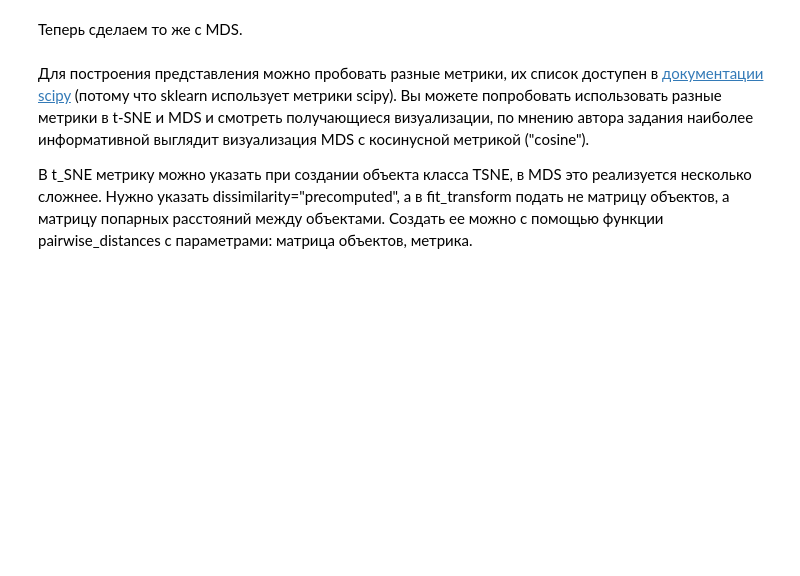
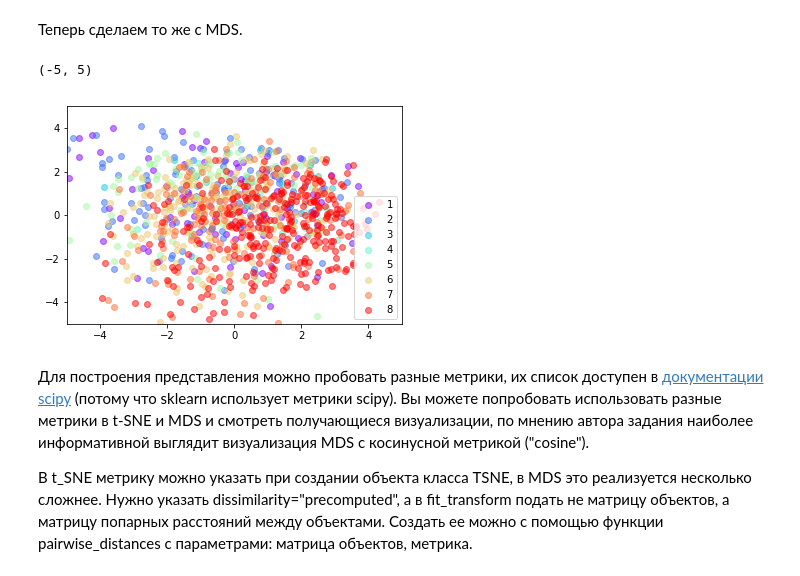
Before and after one commit to kashevg/coursera, a Jupyter notebook: tasks/course3/VisualizationPeerReview.ipynb, the cells around one changed output. Drawn from its saved outputs; the diff is of its cells as text; code cells hidden in the pictures; blank space fills up the shorter version.

```diff
--- a/tasks/course3/VisualizationPeerReview.ipynb
+++ b/tasks/course3/VisualizationPeerReview.ipynb
@@ -234,6 +254,8 @@ import matplotlib.cm as cm # импортируем цветовые схемы,
 Методы понижения размерности имеют такой же интерфейс, как классификаторы и регрессоры. Для построения визуализации t-SNE нужно создать объект класса и вызвать его метод fit_transform, который вернет матрицу размера число объектов x новая размерность; по умолчанию новая размерность равна 2. Выполните эти действия и запишите результат работы метода в переменную tsne_representation. Рекомендуем ознакомиться с параметрами метода на [странице документации TSNE](http://scikit-learn.org/stable/modules/generated/sklearn.manifold.TSNE.html#sklearn.manifold.TSNE). <font color="red"> Зафиксируйте случайное приближение random_state=321, чтобы результат визуализации у всех был одинаковый. </font>
 # %%
 # Код 4. Присвойте переменной tsne_representation результат понижения размерности методом tSNE с параметрами по умолчанию
+tsne = TSNE(random_state=321)
+tsne_representation = tsne.fit_transform(data_subset)
 # %% [markdown]
 Визуализируем полученное представление. Для этого создадим набор цветов по количеству классов, а затем в цикле по классам будем отображать представления точек, относящихся к этому классу. Будем указывать параметр alpha=0.5, чтобы сделать точки полупрозрачными, это лучше в ситуации, когда точки накладываются.
 # %%
@@ -250,15 +275,20 @@ from sklearn.metrics.pairwise import pairwise_distances
 # %%
 # Код 5. Присвойте переменной MDS_transformed результат понижения размерности методом MDS с параметрами по умолчанию
 # Не забудьте зафиксировать random_state=321
+mds = MDS(random_state=321)
+MDS_transformed = mds.fit_transform(data_subset)
 # %%
 colors = cm.rainbow(np.linspace(0, 1, len(set(response_subset))))
 for y, c in zip(set(response_subset), colors):
     plt.scatter(MDS_transformed[response_subset.values==y, 0],
                 MDS_transformed[response_subset.values==y, 1],
                 c=c, alpha=0.5, label=str(y))
 plt.legend()
-#plt.xlim(-5, 5)   # масса точек концентрируется в этом масштабе
-#plt.ylim(-5, 5)   # рекомендуем сначала отобразить визуализацию целиком, а затем раскомментировать эти строки.
+plt.xlim(-5, 5)   # масса точек концентрируется в этом масштабе
+plt.ylim(-5, 5)   # рекомендуем сначала отобразить визуализацию целиком, а затем раскомментировать эти строки.
+# %% [output]
+(-5, 5)
+[figure, added]
 # %% [markdown]
 Для построения представления можно пробовать разные метрики, их список доступен в [документации scipy](http://docs.scipy.org/doc/scipy-0.14.0/reference/generated/scipy.spatial.distance.pdist.html) (потому что sklearn использует метрики scipy). Вы можете попробовать использовать разные метрики в t-SNE и MDS и смотреть получающиеся визуализации, по мнению автора задания наиболее информативной выглядит визуализация MDS c косинусной метрикой ("cosine").
 
```
Also changed, not shown: parts of 19 cells of this notebook.
